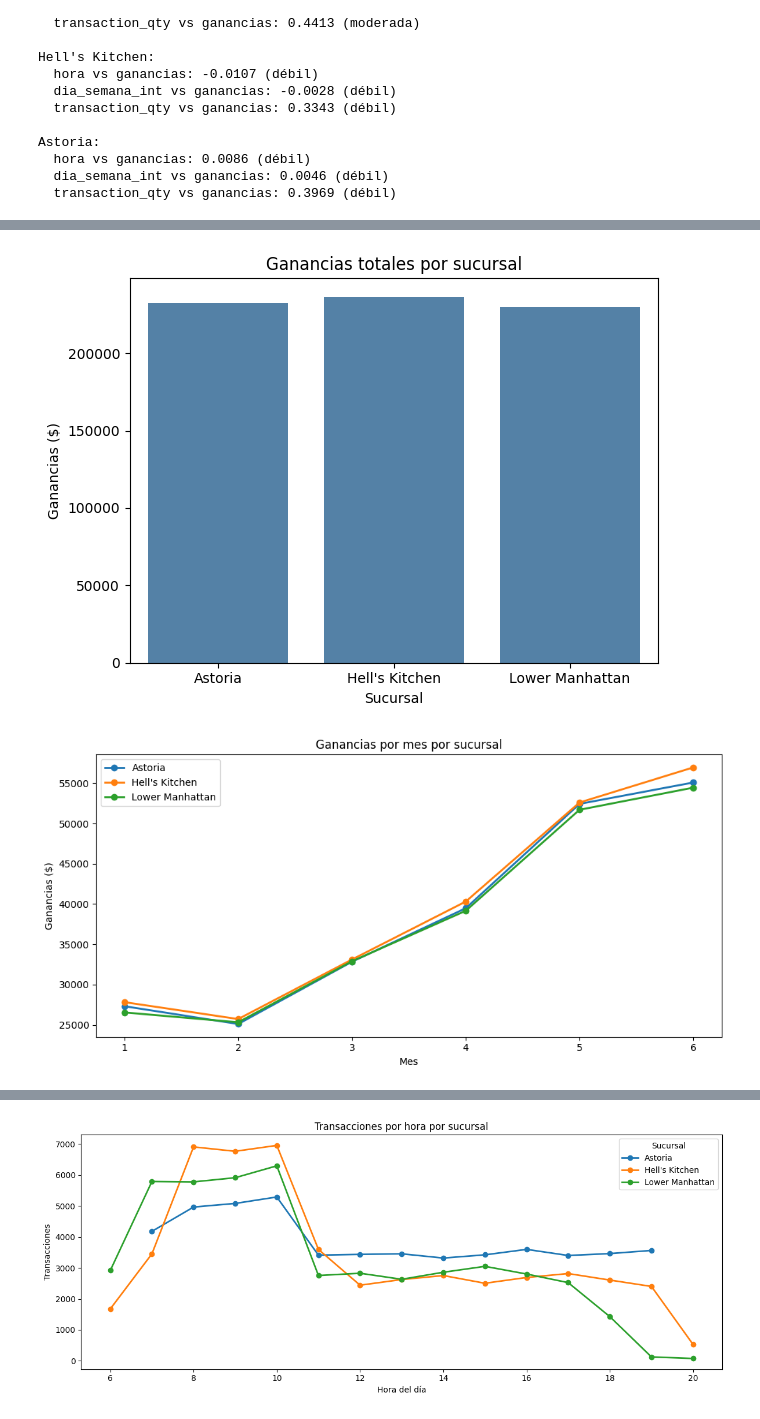
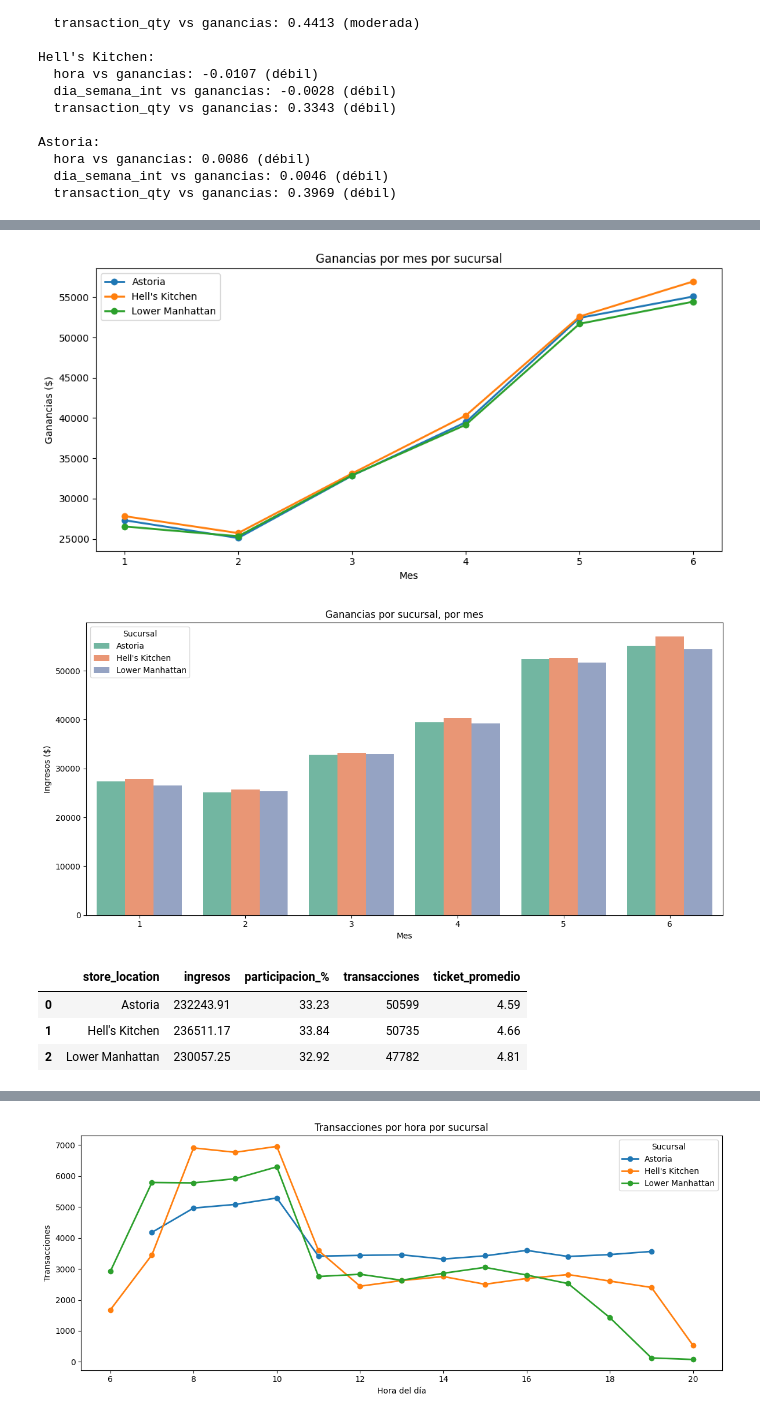
Before and after one commit to cinna-vk/Analisis-en-ventas-de-una-cafeteria, a Jupyter notebook: mineria_PIA.ipynb, the cells around one changed output, grey strips where cells are left out. Drawn from its saved outputs; the diff is of its cells as text; code cells hidden in the pictures.

```diff
--- a/mineria_PIA.ipynb
+++ b/mineria_PIA.ipynb
@@ -672,25 +674,41 @@ Astoria:
+# %%
+#LA QUITO???? es pregunta por si dejo las 3 barritas como la de arriba
+# Ganancias por mes por sucursal
+plt.figure(figsize=(10, 5))
+for suc in ingresos_suc_mes['store_location'].unique():
+    data_suc = ingresos_suc_mes[ingresos_suc_mes['store_location'] == suc]
+    plt.plot(data_suc['mes_int'], data_suc['ingresos'], marker='o', label=suc, linewidth=2)
+
+plt.title('Ganancias por mes por sucursal')
+plt.xlabel('Mes')
+plt.ylabel('Ganancias ($)')
+plt.legend()
+plt.tight_layout()
+plt.show()
+# %% [output]
+[figure, added]
 # %%
-# Ganancias totales por sucursal
-sns.barplot(data=ingresos_suc, x='store_location', y='ingresos', color='steelblue')
-plt.title('Ganancias totales por sucursal')
-plt.xlabel('Sucursal')
-plt.ylabel('Ganancias ($)')
+
+plt.figure(figsize=(12, 6))
+sns.barplot(data=ingresos_suc_mes, x='mes_int', y='ingresos', hue='store_location',
+            palette='Set2',
+            order=[1, 2, 3, 4, 5, 6])
+
+plt.title('Ganancias por sucursal, por mes')
+plt.xlabel('Mes')
+plt.ylabel('Ingresos ($)')
+plt.legend(title='Sucursal')
 plt.tight_layout()
 plt.show()
 # %% [output]
-[figure, old version]
+[figure, new version]
-# %%
-# Ganancias por mes por sucursal
-plt.figure(figsize=(10, 5))
-for suc in ingresos_suc_mes['store_location'].unique():
-    data_suc = ingresos_suc_mes[ingresos_suc_mes['store_location'] == suc]
-    plt.plot(data_suc['mes_int'], data_suc['ingresos'], marker='o', label=suc, linewidth=2)
-
-plt.title('Ganancias por mes por sucursal')
-plt.xlabel('Mes')
-plt.ylabel('Ganancias ($)')
-plt.legend()
-plt.tight_layout()
-plt.show()
-# %% [output]
-[figure, removed]
+# %%
+ticket_suc = ingresos_suc.copy()
+ticket_suc['transacciones'] = transacciones_suc['transacciones']
+ticket_suc['ticket_promedio'] = (ticket_suc['ingresos'] / ticket_suc['transacciones']).round(2)
+ticket_suc
+# %% [output]
+|  | store_location | ingresos | participacion_% | transacciones | ticket_promedio |
+| 0 | Astoria | 232243.91 | 33.23 | 50599 | 4.59 |
+| 1 | Hell's Kitchen | 236511.17 | 33.84 | 50735 | 4.66 |
+| 2 | Lower Manhattan | 230057.25 | 32.92 | 47782 | 4.81 |
```
Also changed, not shown: parts of 14 cells of this notebook.
